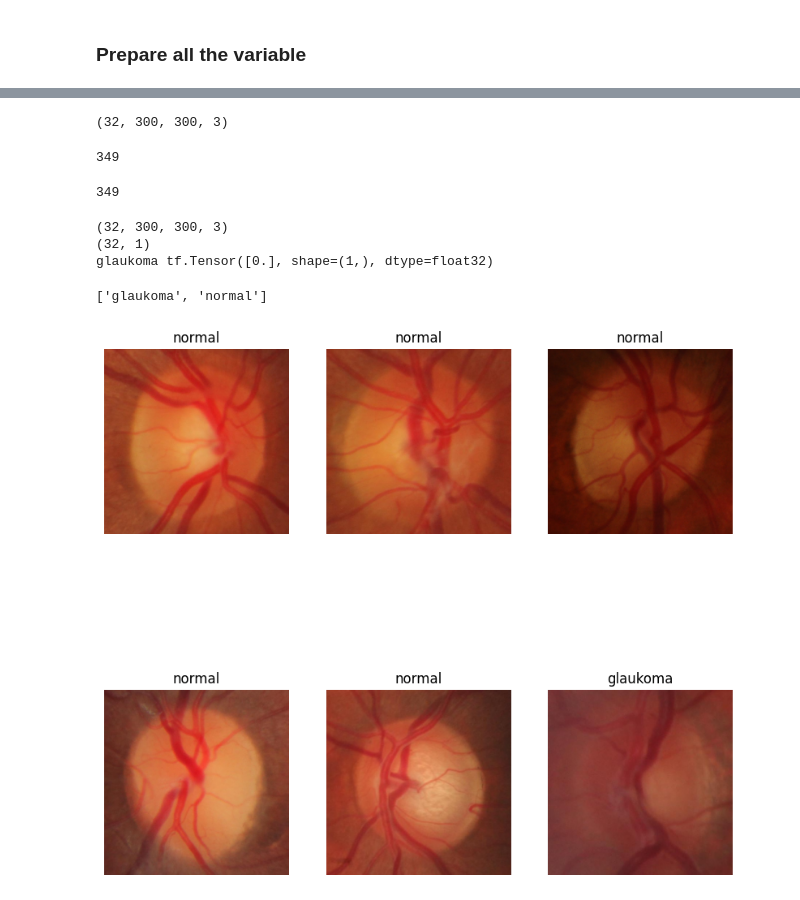
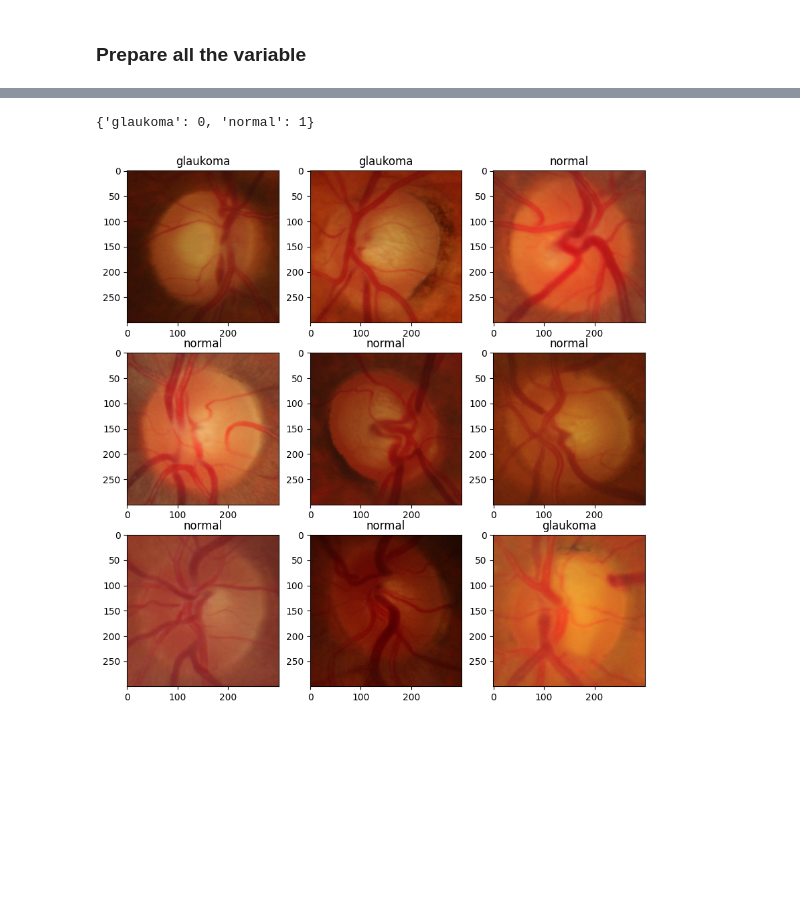
Before and after one commit to Bugi-Sulistiyo/Comparing-EfficientNet-and-MobileNet-on-Glaucoma-Detection, a Jupyter notebook: main/scripts/b. preprocessing/augmentation.ipynb, the cells around one changed output, grey strips where cells are left out. Cells and saved outputs as stored; diff of their text form; code cells hidden in the pictures; blank space fills up the shorter version.

Commit message:
replace the method of augmentation

```diff
--- a/main/scripts/b. preprocessing/augmentation.ipynb
+++ b/main/scripts/b. preprocessing/augmentation.ipynb
@@ -196,10 +64,0 @@ for image, label in rimone_image_label.unbatch():
-# %%
-for image, label in rimone_image_label.unbatch():
-    plt.subplot(1, 2, 1)
-    plt.imshow(image.numpy().astype('uint8'))
-    plt.title(rimone_image_label.class_names[int(label.numpy())])
-    plt.subplot(1, 2, 2)
-    plt.imshow(augment_image.clahe_augmentation(image=image,
-                                                clip_limit=1.5).numpy().astype('uint8'))
-    plt.title(rimone_image_label.class_names[int(label.numpy())])
-    break
@@ -219,43 +65,19 @@ augment_image.visualize_image(image_result, 2,1, 5,5, rimone_image_label.class_n
-# %%
-for batch_dataset in rimone_image_label:
-    image, label = batch_dataset
-    print(image.shape)
-    break
-# %% [output]
-(32, 300, 300, 3)
-# %%
-temp_valu = 0
-for image, label in rimone_image_label.take(len(rimone_image_label)):
-    temp_valu += image.shape[0]
-    # print(image.shape)
-    # print(label.shape)
-print(temp_valu)
-# %% [output]
-349
-# %%
-225+124
-# %% [output]
-349
-# %%
-for image, label in rimone_image_label:
-    print(image.shape)
-    print(label.shape)
-    print(rimone_image_label.class_names[int(label[0])], label[0])
-    break
-# %% [output]
-(32, 300, 300, 3)
-(32, 1)
-glaukoma tf.Tensor([0.], shape=(1,), dtype=float32)
-# %%
-rimone_image_label.class_names
-# %% [output]
-['glaukoma', 'normal']
-# %%
-augment_image.visualize_image(batch_dataset=rimone_image_label,
-                            figure_column=3,
-                            figure_row=2,
-                            figure_size_height=10,
-                            figure_size_width=10,
-                            label_names=rimone_image_label.class_names)
-# %% [output]
-[figure, removed]
+# %%
+s1_rimone_src.class_indices
+# %% [output]
+{'glaukoma': 0, 'normal': 1}
+# %%
+fig_row = 3
+fig_col = 3
+position = (s1_rimone_src.batch_index - 1) * s1_rimone_src.batch_size
+plt.figure(figsize=(10, 10))
+for i in range (fig_row * fig_col):
+    plt.subplot(fig_row, fig_col, i+1)
+    image = s1_rimone_src.next()
+    plt.title(list(s1_rimone_src.class_indices.keys())[int(image[1][0])])
+    plt.imshow(image[0][0])
+    # plt.title(list(s1_rimone_src.class_indices.keys())[int(s1_rimone_src[i][1][0])])
+    # plt.imshow(s1_rimone_src[i][0][0])
+    # plt.axis('off')
+# %% [output]
+[figure, added]
```
Also changed, not shown: parts of 23 cells of this notebook, 1 other file.
